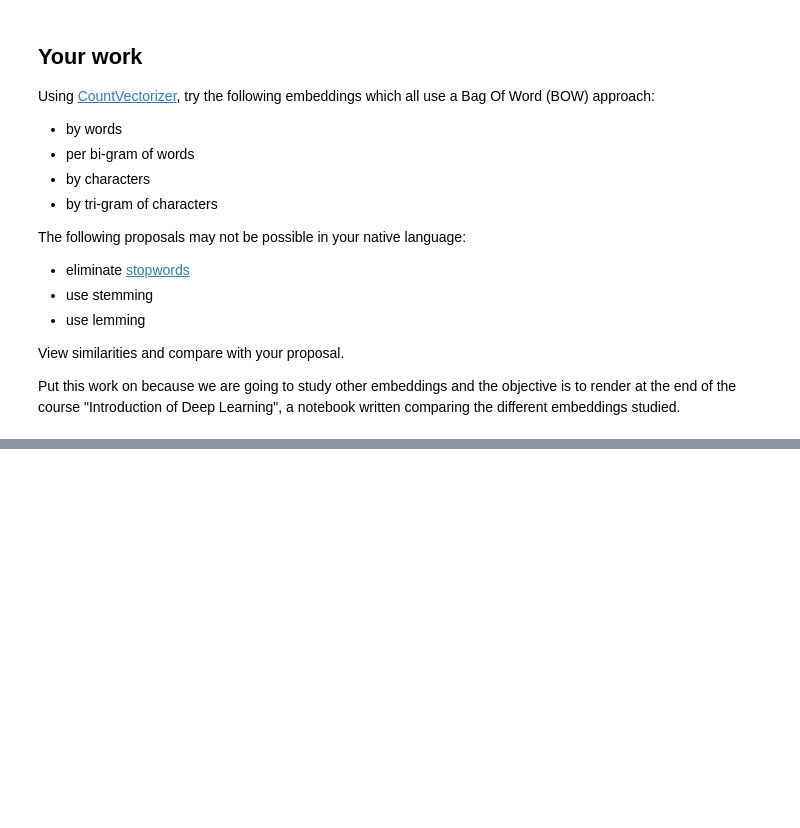
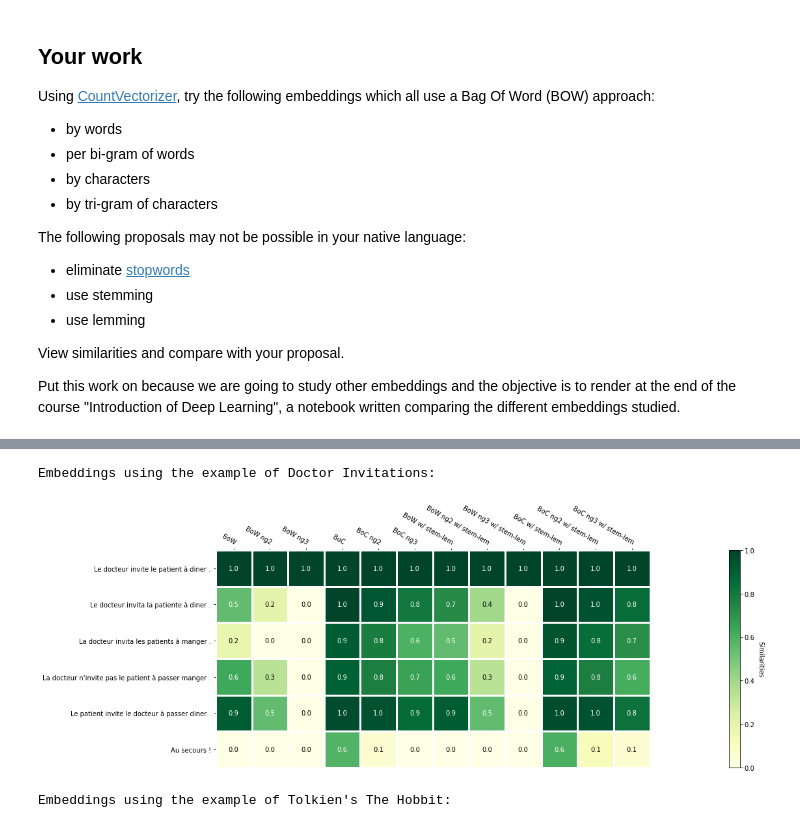
Before and after one commit to qlero/UCA_MSc-DS1, a Jupyter notebook: machine_learning_algorithms/lecture_1/lab_sessions/Lab1-word embeddings.ipynb, the cells around one changed output, grey strips where cells are left out. Cells and saved outputs as stored; diff of their text form; code cells hidden in the pictures; blank space fills up the shorter version.

```diff
--- a/machine_learning_algorithms/lecture_1/lab_sessions/Lab1-word embeddings.ipynb
+++ b/machine_learning_algorithms/lecture_1/lab_sessions/Lab1-word embeddings.ipynb
@@ -303,15 +276,0 @@ plt.show()
-# %%
-tokenized_sentences = [lemmatization(stemming(remove_stop_word(word_tokenize(sentence),
-                                                               stop_word_list)))
-                       for sentence in haskell_sentences]
-tokenized_sentences = list(map(" ".join, tokenized_sentences))
-# %%
-vectors = []
-for analyzer in ["word", "char"]:
-    for ngram in [(1,1), (2,2), (3,3)]:
-        cv = CountVectorizer(binary=True,
-                             analyzer=analyzer,
-                             ngram_range=ngram,
-                             stop_words="english")
-        bag = cv.fit_transform(tokenized_sentences)
-        vectors.append(bag.toarray())
@@ -331,0 +279,65 @@ plt.show()
+# %%
+sentence_bundles = {"Doctor Invitations":sentences,
+                    "Tolkien's The Hobbit":tolkien_sentences}
+#                     "StackOverflow Haskell Front Page Questions":haskell_sentences}
+# %%
+from sklearn.metrics import mean_absolute_error
+
+names = ["BoW", "BoW ng2",  "BoW ng3",
+         "BoC", "BoC ng2",  "BoC ng3",
+         "BoW w/ stem-lem", "BoW ng2 w/ stem-lem", "BoW ng3 w/ stem-lem",
+         "BoC w/ stem-lem", "BoC ng2 w/ stem-lem", "BoC ng3 w/ stem-lem"]
+
+for bundle in sentence_bundles.items():
+    print(f"Embeddings using the example of {bundle[0]}:")
+    # Tokenizes the sentences
+    tokenized_sentences = [word_tokenize(sentence) for sentence in bundle[1]]
+    tokenized_sentences = list(map(" ".join, tokenized_sentences))
+    stemlemtokenized_sentences = [lemmatization(stemming(remove_stop_word(word_tokenize(sentence),
+                                                               stop_word_list)))
+                           for sentence in bundle[1]]
+    stemlemtokenized_sentences = list(map(" ".join, stemlemtokenized_sentences))
+
+    # Vectorizes the tokens using CountVectorizer
+    vectors = []
+    for idx, analyzer in enumerate(["word", "char", "word", "char"]):
+        for ngram in [(1,1), (2,2), (3,3)]:
+            cv = CountVectorizer(binary=True,
+                                 analyzer=analyzer,
+                                 ngram_range=ngram,
+                                 stop_words="english")
+            if idx < 2: bag = cv.fit_transform(tokenized_sentences)
+            else: bag = cv.fit_transform(stemlemtokenized_sentences)
+            vectors.append(bag.toarray())
+
+    # Calculates the similarities between sentence vectors within the same bundle
+    similarities = calculate_similarities(vectors)
+
+    # Plots the embedding heatmap, showing similarities when the value tends toward 1
+    fig, ax = plt.subplots(figsize=(10+2*similarities.shape[1],similarities.shape[0]))
+    im, cbar = heatmap(similarities, tokenized_sentences, names, ax=ax,
+                       cmap="YlGn", cbarlabel="Similarities")
+    texts = annotate_heatmap(im, valfmt="{x:.1f}")
+    fig.tight_layout()
+    plt.show()
+
+#     #Checks for best approach
+#     min_ = ("", 1000)
+#     for idx, simu in enumerate(zip(names, similarities.T[1:])):
+#         if mean_absolute_error(similarities.T[idx], simu[1]) < min_[1]:
+#             min_ = (simu[0], mean_absolute_error(similarities.T[idx], simu[1]))
+#     print(f"The best approach is {min_[0]} with {round(min_[1],4)} MAE.\n")
+
+
+# MAE = []
+# min_ = ("", 1000)
+# for app, sim in zip(names, similarities.T[1:]):
+#     print(app)
+# #     if min_[1]>=mean_absolute_error(my_score, sim):
+# #         min_=(app, mean_absolute_error(my_score, sim))
+
+# print("the best approach is %s with %.2f MAE" % (min_[0], min_[1]))
+# %% [output]
+Embeddings using the example of Doctor Invitations:
+[figure, added]
+Embeddings using the example of Tolkien's The Hobbit:
```
Also changed, not shown: parts of 14 cells of this notebook, 1 other file.
